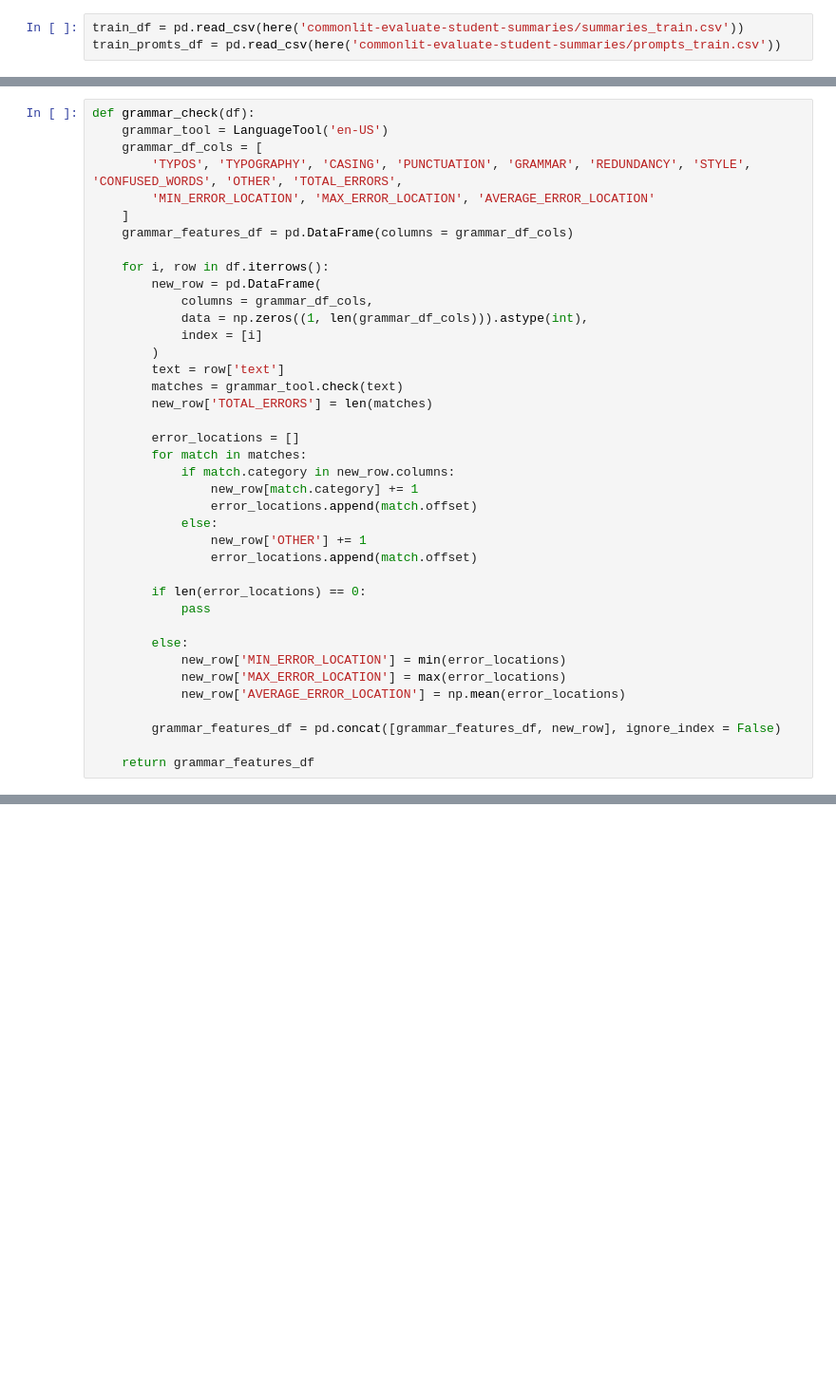
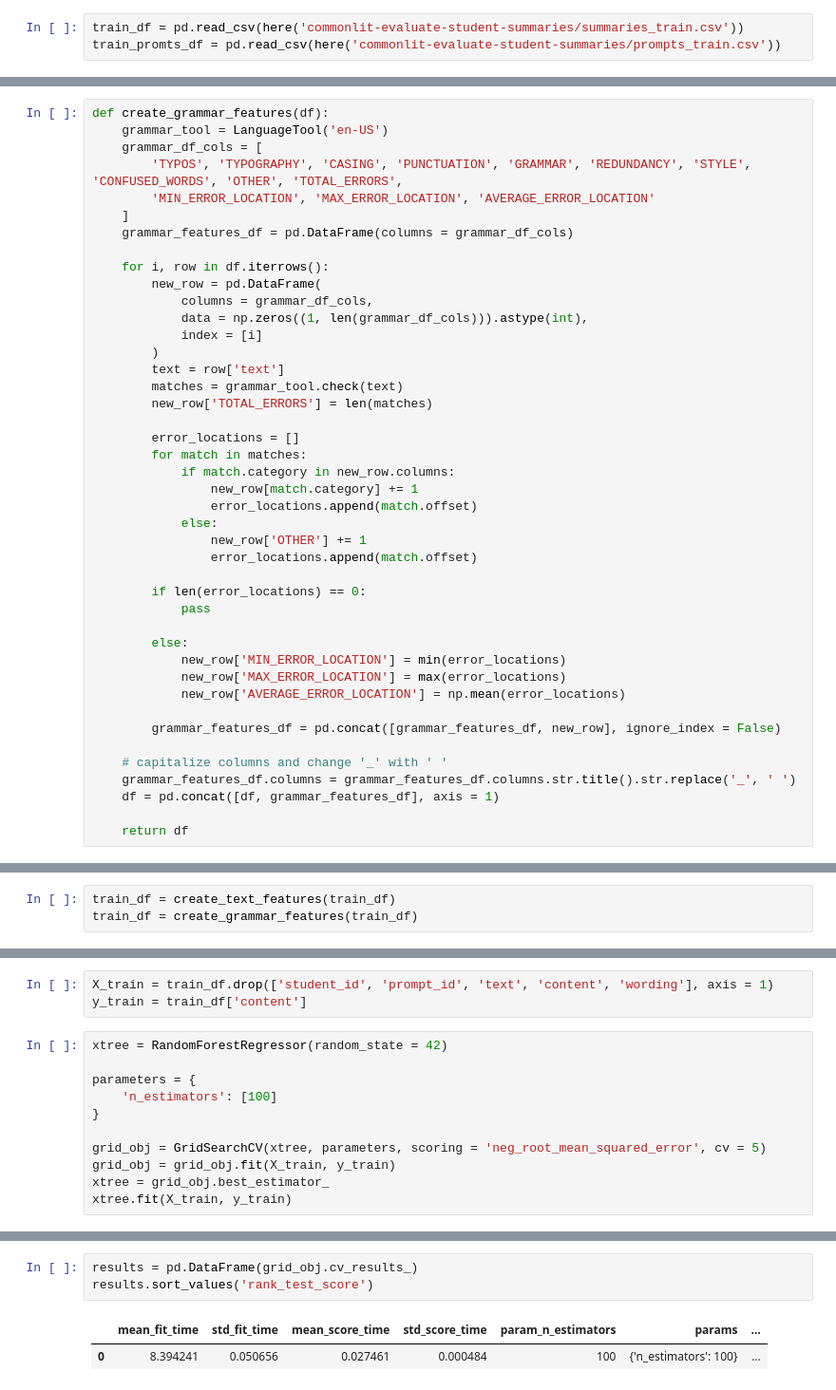
Before and after one commit to ClayGendron/commonlit-evaluate-student-summaries-kaggle, a Jupyter notebook: clay.ipynb, the cells around one changed output, grey strips where cells are left out. Shown: that part at 95% size. Drawn from its saved outputs; the diff is of its cells as text; blank space fills up the shorter version.

```diff
--- a/clay.ipynb
+++ b/clay.ipynb
@@ -35,5 +126,5 @@ pd.DataFrame(
 # %%
-def grammar_check(df):
+def create_grammar_features(df):
     grammar_tool = LanguageTool('en-US')
     grammar_df_cols = [
         'TYPOS', 'TYPOGRAPHY', 'CASING', 'PUNCTUATION', 'GRAMMAR', 'REDUNDANCY', 'STYLE', 'CONFUSED_WORDS', 'OTHER', 'TOTAL_ERRORS',
@@ -70,4 +161,8 @@ def grammar_check(df):
 
         grammar_features_df = pd.concat([grammar_features_df, new_row], ignore_index = False)
 
-    return grammar_features_df
+    # capitalize columns and change '_' with ' '
+    grammar_features_df.columns = grammar_features_df.columns.str.title().str.replace('_', ' ')
+    df = pd.concat([df, grammar_features_df], axis = 1)
+
+    return df
@@ -126,0 +169,3 @@ tool.close()
+# %%
+train_df = create_text_features(train_df)
+train_df = create_grammar_features(train_df)
@@ -126,0 +174,14 @@ tool.close()
+# %%
+X_train = train_df.drop(['student_id', 'prompt_id', 'text', 'content', 'wording'], axis = 1)
+y_train = train_df['content']
+# %%
+xtree = RandomForestRegressor(random_state = 42)
+
+parameters = {
+    'n_estimators': [100]
+}
+
+grid_obj = GridSearchCV(xtree, parameters, scoring = 'neg_root_mean_squared_error', cv = 5)
+grid_obj = grid_obj.fit(X_train, y_train)
+xtree = grid_obj.best_estimator_
+xtree.fit(X_train, y_train)
@@ -126,0 +190,6 @@ tool.close()
+# %%
+results = pd.DataFrame(grid_obj.cv_results_)
+results.sort_values('rank_test_score')
+# %% [output]
+|  | mean_fit_time | std_fit_time | mean_score_time | std_score_time | param_n_estimators | params | ... |
+| 0 | 8.394241 | 0.050656 | 0.027461 | 0.000484 | 100 | {'n_estimators': 100} | ... |
```
Also changed, not shown: parts of 20 cells of this notebook.
